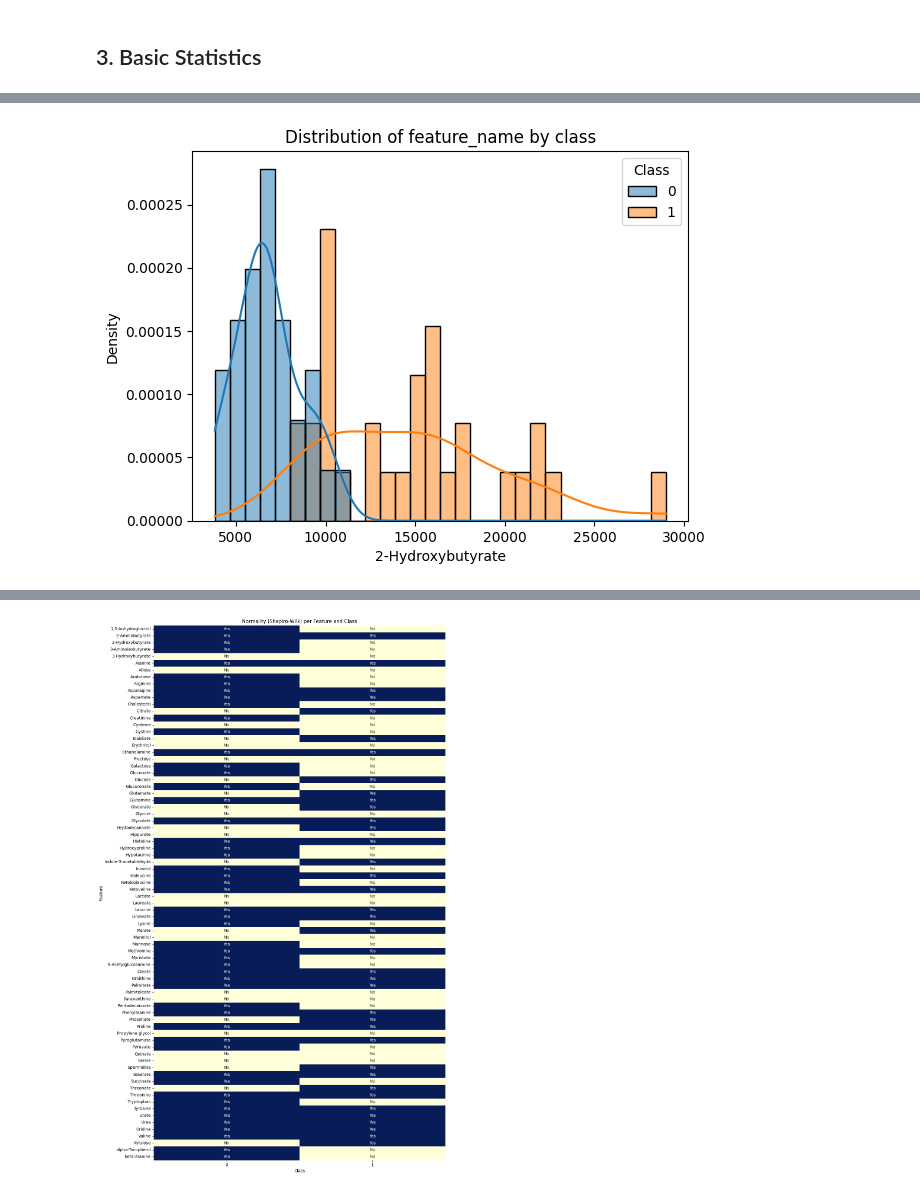
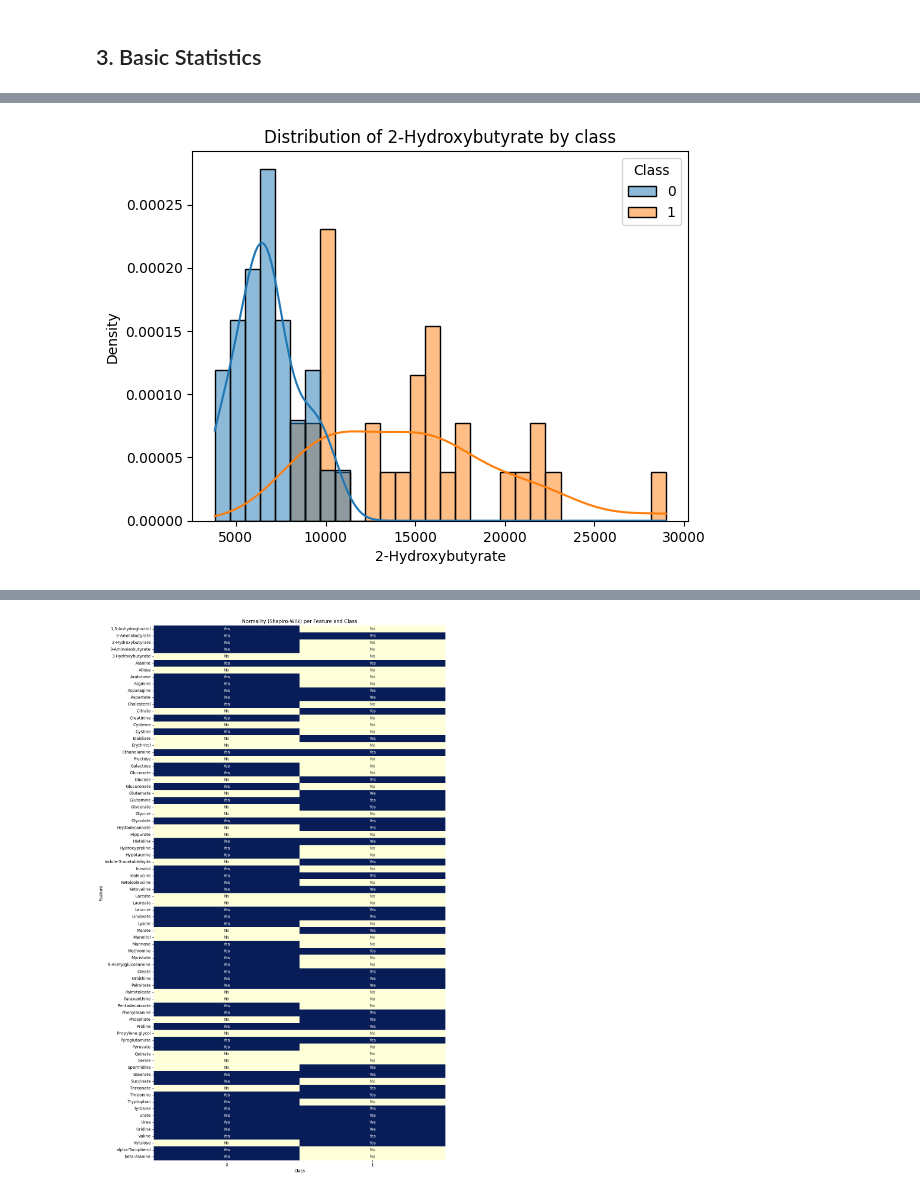
Before and after one commit to tomlas32/Diabetes, a Jupyter notebook: eda_v01.ipynb, the cells around one changed output, grey strips where cells are left out. Saved outputs shown, nothing was run; the diff lists cells and outputs as text; code cells hidden in the pictures.

```diff
--- a/eda_v01.ipynb
+++ b/eda_v01.ipynb
@@ -542,7 +540,7 @@ normality_df
 156 rows × 5 columns
 # %%
 sns.histplot(data=df, x='2-Hydroxybutyrate', hue="Class", bins=30, kde=True, stat='density', common_norm=False)
-plt.title("Distribution of feature_name by class")
+plt.title("Distribution of 2-Hydroxybutyrate by class")
 plt.show()
 # %% [output]
-[figure, old version]
+[figure, new version]
```
Also changed, not shown: parts of 9 cells of this notebook.
